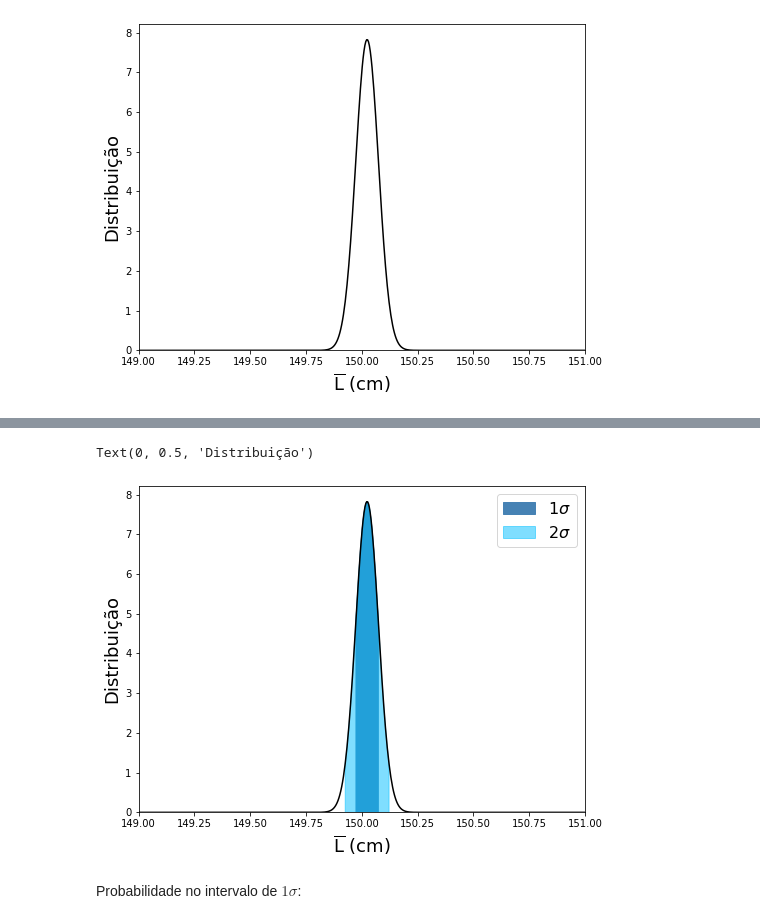
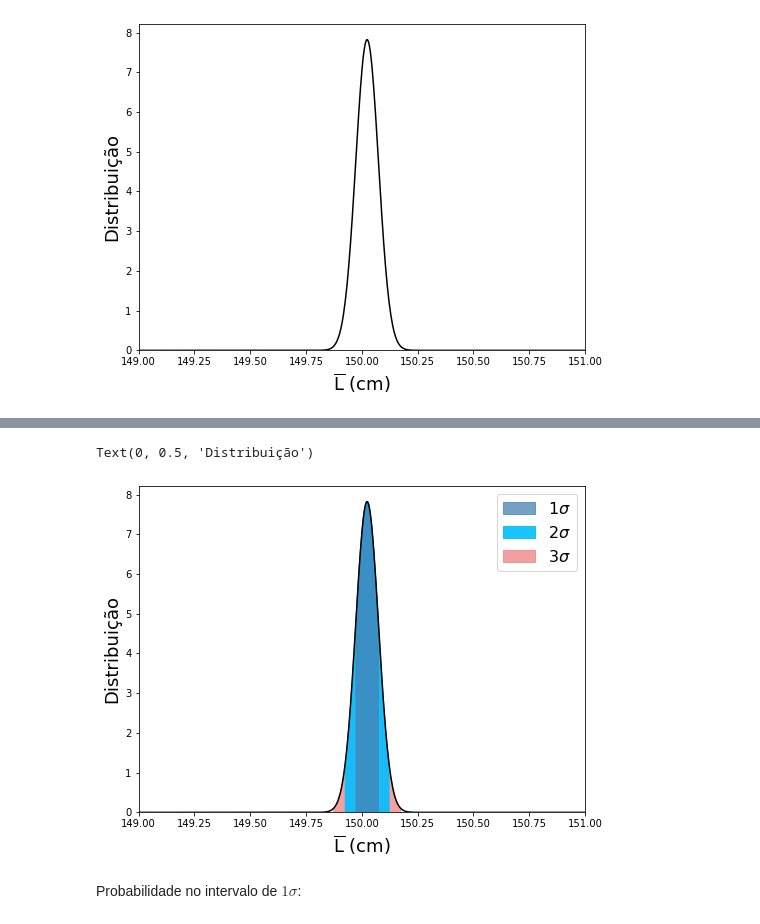
Before and after one commit to UERJ-FISICA/Fisica-Geral, a Jupyter notebook: Aula02_Estimativa_Comprimento_mesa.ipynb, the cells around one changed output, grey strips where cells are left out. Saved outputs shown, nothing was run; the diff lists cells and outputs as text; code cells hidden in the pictures.

```diff
--- a/Aula02_Estimativa_Comprimento_mesa.ipynb
+++ b/Aula02_Estimativa_Comprimento_mesa.ipynb
@@ -160,8 +160,10 @@ media_menos_1sigma = media_L - erro_media_L
 media_mais_1sigma = media_L + erro_media_L
 media_menos_2sigma = media_L - 2 * erro_media_L
 media_mais_2sigma = media_L + 2 * erro_media_L
+media_menos_3sigma = media_L - 3 * erro_media_L
+media_mais_3sigma = media_L + 3 * erro_media_L
 
-ax = plt.axes([0,0,0.2,0.2]) #left,bottom,width,height
+ax = plt.axes([0,0,0.3,0.3]) #left,bottom,width,height
 ax.set_xticks([])
 ax.set_yticks([])
 ax.axis('off')
@@ -169,5 +171,7 @@ ax.axis('off')
 str_ = r"$\overline{\rm{L}} \pm 1\sigma_{\overline{\rm{L}}} = (%.2f,%.2f)$ (cm)" % ( np.round( media_menos_1sigma, 2 ), np.round( media_mais_1sigma, 2 ) )
 ax.text(0., 0.75, str_, size=25)
 str_ = r"$\overline{\rm{L}} \pm 2\sigma_{\overline{\rm{L}}} = (%.2f,%.2f)$ (cm)" % ( np.round( media_menos_2sigma, 2 ), np.round( media_mais_2sigma, 2 ) )
-ax.text(0., 0.25, str_, size=25)
+ax.text(0., 0.40, str_, size=25)
+str_ = r"$\overline{\rm{L}} \pm 3\sigma_{\overline{\rm{L}}} = (%.2f,%.2f)$ (cm)" % ( np.round( media_menos_3sigma, 2 ), np.round( media_mais_3sigma, 2 ) )
+ax.text(0., 0.05, str_, size=25)
 # %% [output]
@@ -176,19 +180,29 @@ Text(0.0, 0.25, '$\\overline{\\rm{L}} \\pm 2\\sigma_{\\overline{\\rm{L}}} = (149
 # %%
 fig = plt.figure( figsize=(8,6) )
+
 X_1sigma = X[ (X >= media_menos_1sigma) & (X <= media_mais_1sigma) ]
 X_2sigma = X[ (X >= media_menos_2sigma) & (X <= media_mais_2sigma) ]
+X_3sigma = X[ (X >= media_menos_3sigma) & (X <= media_mais_3sigma) ]
 
 plt.plot( X, rv.pdf( X ), 'k-' )
-plt.fill( np.concatenate( ( [ X_1sigma[0] ], X_1sigma, [ X_1sigma[-1] ] ) ), np.concatenate( ( [ 0. ], rv.pdf( X_1sigma ), [ 0. ] ) ), color="steelblue", label=r"$1\sigma$" )
-plt.fill( np.concatenate( ( [ X_2sigma[0] ], X_2sigma, [ X_2sigma[-1] ] ) ), np.concatenate( ( [ 0. ], rv.pdf( X_2sigma ), [ 0. ] ) ), color="deepskyblue", alpha=0.50, label=r"$2\sigma$" )
-plt.legend( loc='best', fontsize=16 )
+plt.fill( np.concatenate( ( [ X_3sigma[0] ], X_3sigma, [ X_3sigma[-1] ] ) ), np.concatenate( ( [ 0. ], rv.pdf( X_3sigma ), [ 0. ] ) ), color="lightcoral", alpha=0.75, label=r"$3\sigma$" )
+plt.fill( np.concatenate( ( [ X_2sigma[0] ], X_2sigma, [ X_2sigma[-1] ] ) ), np.concatenate( ( [ 0. ], rv.pdf( X_2sigma ), [ 0. ] ) ), color="deepskyblue", alpha=0.90, label=r"$2\sigma$" )
+plt.fill( np.concatenate( ( [ X_1sigma[0] ], X_1sigma, [ X_1sigma[-1] ] ) ), np.concatenate( ( [ 0. ], rv.pdf( X_1sigma ), [ 0. ] ) ), color="steelblue", alpha=0.75, label=r"$1\sigma$" )
+handles, labels = plt.gca().get_legend_handles_labels()
+order_ = [ 2, 1, 0 ]
+handles_new = [ handles[idx_] for idx_ in order_ ]
+labels_new = [ labels[idx_] for idx_ in order_ ]
+#plt.legend( loc='best', fontsize=16 )
+plt.legend( handles_new, labels_new, loc='best', fontsize=16 )
+
 plt.xlim( x_min, x_max )
 plt.ylim( bottom=0. )
+#plt.yscale( 'log' )
 plt.xlabel( r"$\overline{\rm{L}}$ (cm)", fontsize=18 )
 plt.ylabel( "Distribuição", fontsize=18 )
 # %% [output]
 Text(0, 0.5, 'Distribuição')
-[figure, old version]
+[figure, new version]
 # %% [markdown]
 Probabilidade no intervalo de $1\sigma$:
 # %%
```
Also changed, not shown: parts of 4 cells of this notebook.
